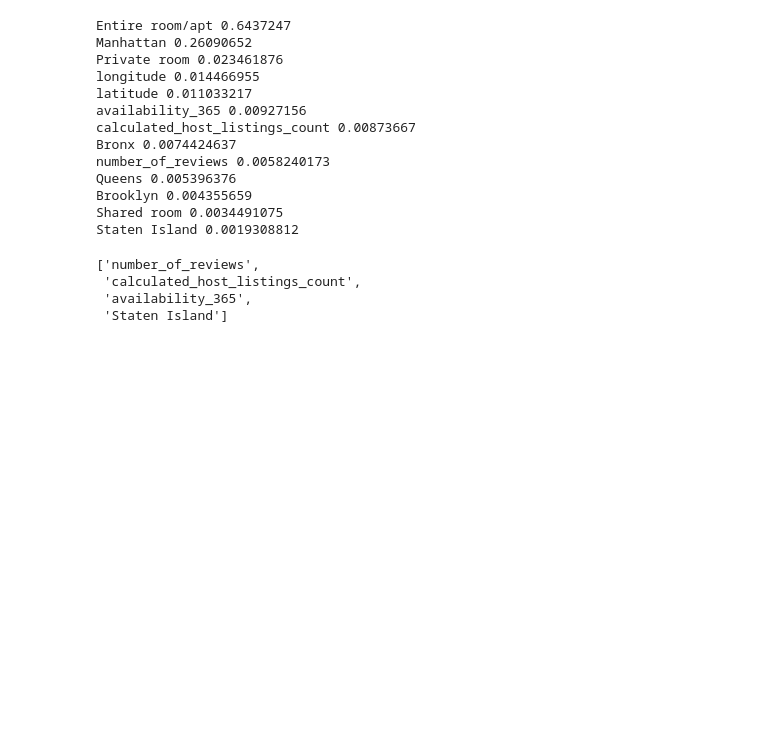
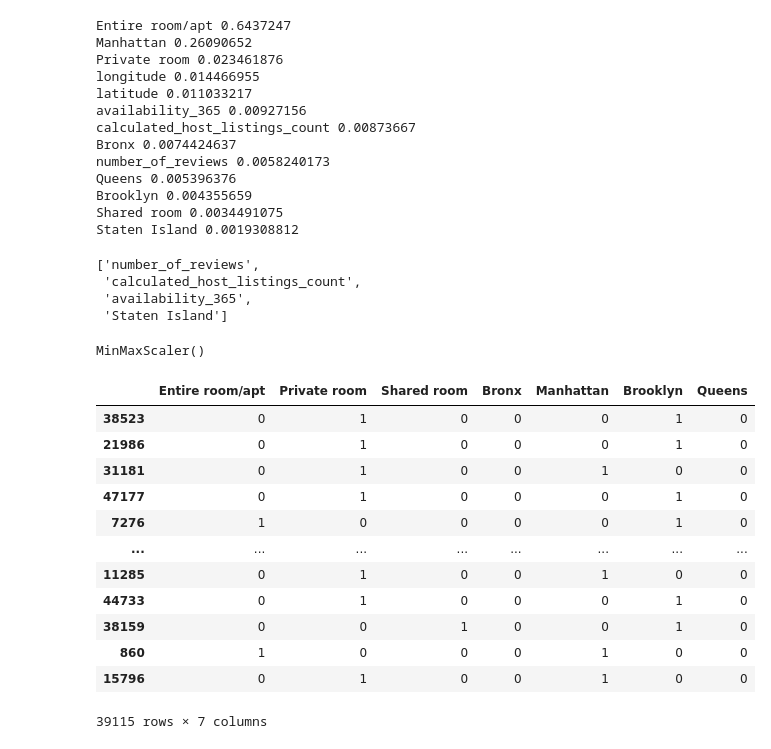
Before and after one commit to 4GeeksAcademy/machine-learning-python-template-Lianmarine, a Jupyter notebook: src/explore.ipynb, the cells around one changed output. Cells and saved outputs as stored; diff of their text form; code cells hidden in the pictures; blank space fills up the shorter version.

```diff
--- a/src/explore.ipynb
+++ b/src/explore.ipynb
@@ -561,3 +572,10 @@ X_test.drop(vars_to_delete, axis=1, inplace=True)
 binary_cols = X_train[(X_train==0)|(X_train==1)].dropna(axis=1).columns
 X_train_num = X_train.drop(binary_cols, axis=1)
 X_test_num = X_test.drop(binary_cols, axis=1)
+# %%
+#Escalar las variables numericas a valores entre 0 y 1, entrenar el scaler con los training values
+
+scaler = MinMaxScaler()
+scaler.fit(X_train_num)
+# %% [output]
+MinMaxScaler()
@@ -563,0 +587,16 @@ X_test_num = X_test.drop(binary_cols, axis=1)
+# %%
+X_train[binary_cols]
+# %% [output]
+|  | Entire room/apt | Private room | Shared room | Bronx | Manhattan | Brooklyn | Queens |
+| 38523 | 0 | 1 | 0 | 0 | 0 | 1 | 0 |
+| 21986 | 0 | 1 | 0 | 0 | 0 | 1 | 0 |
+| 31181 | 0 | 1 | 0 | 0 | 1 | 0 | 0 |
+| 47177 | 0 | 1 | 0 | 0 | 0 | 1 | 0 |
+| 7276 | 1 | 0 | 0 | 0 | 0 | 1 | 0 |
+| ... | ... | ... | ... | ... | ... | ... | ... |
+| 11285 | 0 | 1 | 0 | 0 | 1 | 0 | 0 |
+| 44733 | 0 | 1 | 0 | 0 | 0 | 1 | 0 |
+| 38159 | 0 | 0 | 1 | 0 | 0 | 1 | 0 |
+| 860 | 1 | 0 | 0 | 0 | 1 | 0 | 0 |
+| 15796 | 0 | 1 | 0 | 0 | 1 | 0 | 0 |
+39115 rows × 7 columns
```
Also changed, not shown: parts of 24 cells of this notebook.
